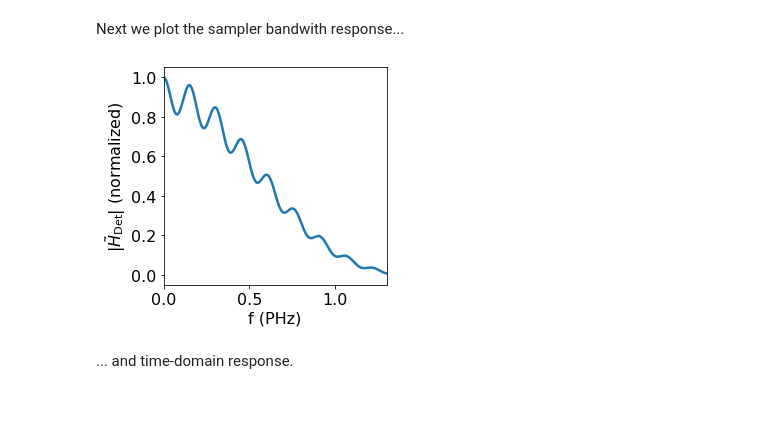
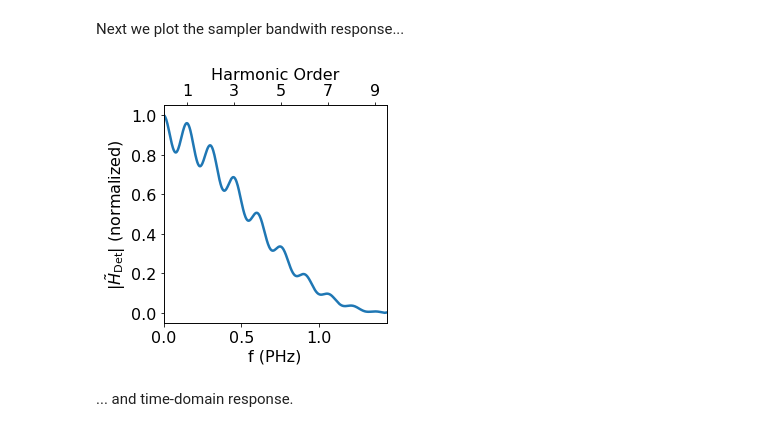
Before and after one commit to qnngroup/manu-uncovering-extreme-nonlinear-dynamics-in-solids-through-time-domain-field-analysis, a Jupyter notebook: analysis-and-plots.ipynb, the cells around one changed output. Cells and saved outputs as stored; diff of their text form; code cells hidden in the pictures; blank space fills up the shorter version.

Commit message:
Updated Plot Labeling

```diff
--- a/analysis-and-plots.ipynb
+++ b/analysis-and-plots.ipynb
@@ -64,7 +64,7 @@ J_2_low = tddft_data_2_low['J']
 
 #Now we want to load the corresponding semiclassical data
 #for the low-intensity case with the 2-um driver.
-filename = './SIMULATION-DATA/Semiclassical model with TDDFT bandstructure/2-um F=0.001067605/Time_and_current_new_w_hole.txt'
+filename = './SIMULATION-DATA/Semiclassical model with TDDFT bandstructure/2-um F=0.001067605/Time_and_current_new.txt'
 t_2_low_semi_data = load.loadCurrents1D(filename)
 t_2_low_semi = np.squeeze(t_2_low_semi_data['t'])
 t_2_low_semi_fs = t_2_low_semi*1e15/pca.tcon #time in fs for convenience
@@ -632,6 +630,7 @@ Next we plot the sampler bandwith response...
 # %%
 # -- Get frequency representation of each pulse --
 #  - Note the suffix _f denotes fourier-transformed version of the variable.
+import matplotlib.ticker as ticker
 
 #Cross-correlation current:
 dt_J_corr = tau_range[1] - tau_range[0]
@@ -646,35 +645,44 @@ J_corr_f = np.fft.fftshift(J_corr_f)
 w_simulation = np.fft.fftfreq(t.size, d=dt_fs)*2*np.pi
 w_simulation = np.fft.fftshift(w_simulation)
 simulation_f = np.fft.fft(F_gen_region)
 simulation_f = np.fft.fftshift(simulation_f)
 
 #Driving pulse
 dt_drive = t_drive[1] - t_drive[0]
 drive_pulse = pulses.cos2pulse(t_drive,
                                fwhm_drive,
                                wc_drive,
                                phi_ce_drive)
 w_drive = np.fft.fftfreq(t_drive.size, d=dt_drive)*2*np.pi
 w_drive = np.fft.fftshift(w_drive)
 dJ_dF_drive = FN.dJ_dF_FN_SI(F_max*drive_pulse['E'] + F_0, phi)
 J_drive = FN.J_FN_SI(F_max*drive_pulse['E'] + F_0, phi)
 H_sampler = np.fft.fft(np.fft.fftshift(dJ_dF_drive)) #Transfer function of the sampler
 H_sampler = np.fft.fftshift(H_sampler)
 H_sampler = H_sampler/np.max(np.abs(H_sampler))
 
 # -- Plot the sampler transfer-function: H_sampler
 fig = plt.figure()
 fig.set_size_inches(4, 4)
 
 plt.plot(w_drive/np.pi/2, np.abs(H_sampler), linewidth=2.5)
-plt.xlim(0, 1.3)
+f_max = 9.5*wc_drive/2/np.pi # max frequency in PHz for plot
+plt.xlim(0, f_max)
 plt.xlabel('f (PHz)', fontsize=16)
 plt.ylabel(r'$|\tilde{H}_\mathrm{Det}|$ (normalized)', fontsize=16)
 plt.tick_params(labelsize=16)
 
+#Get Axes for positions...
+ax1 = plt.gca()
+ax2 = ax1.twiny()
+ax2.set_xlim([0, 2*np.pi*f_max/wc_drive])
+ax2.set_xlabel('Harmonic Order', fontsize=16)
+ax2.tick_params(labelsize=16)
+major_locator = ticker.FixedLocator([1, 3, 5, 7, 9])
+ax2.xaxis.set_major_locator(major_locator)
 fig.savefig('sampler-bandwidth-response.pdf', bbox_inches='tight')
 # %% [output]
-[figure, old version]
+[figure, new version]
 # %% [markdown]
 ... and time-domain response.
 # %%
```
Also changed, not shown: parts of 6 cells of this notebook, 10 other files.
